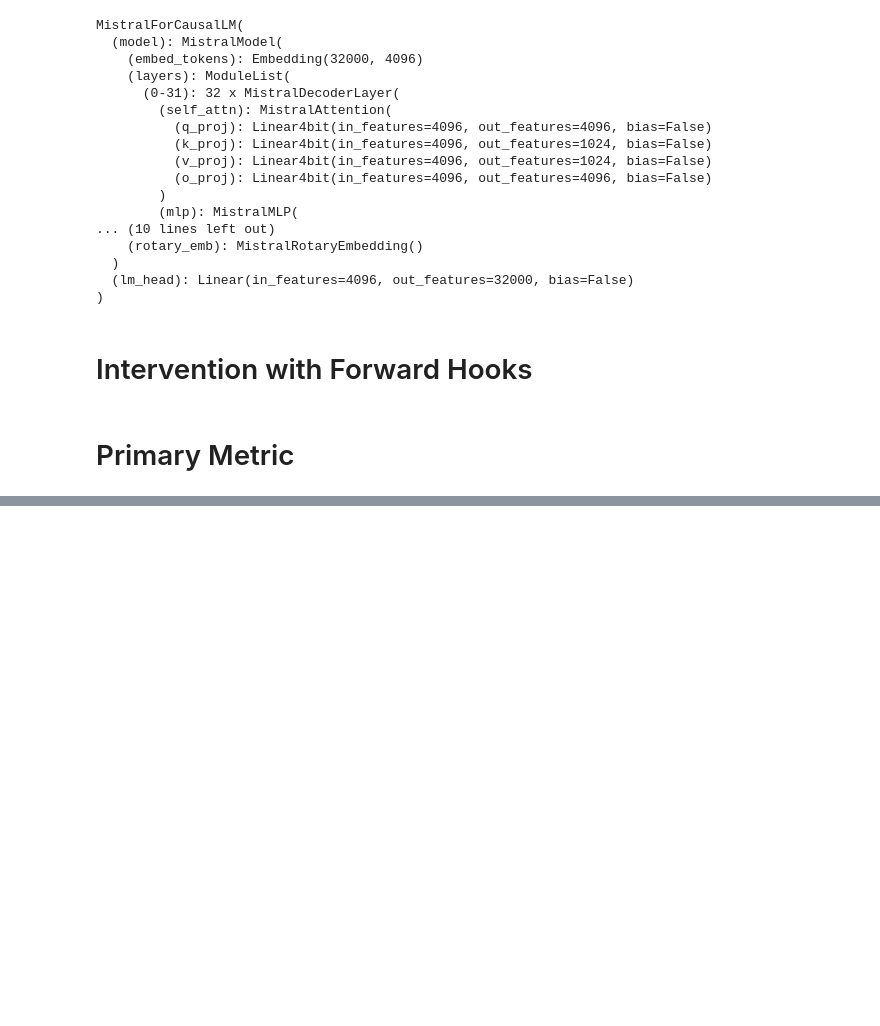
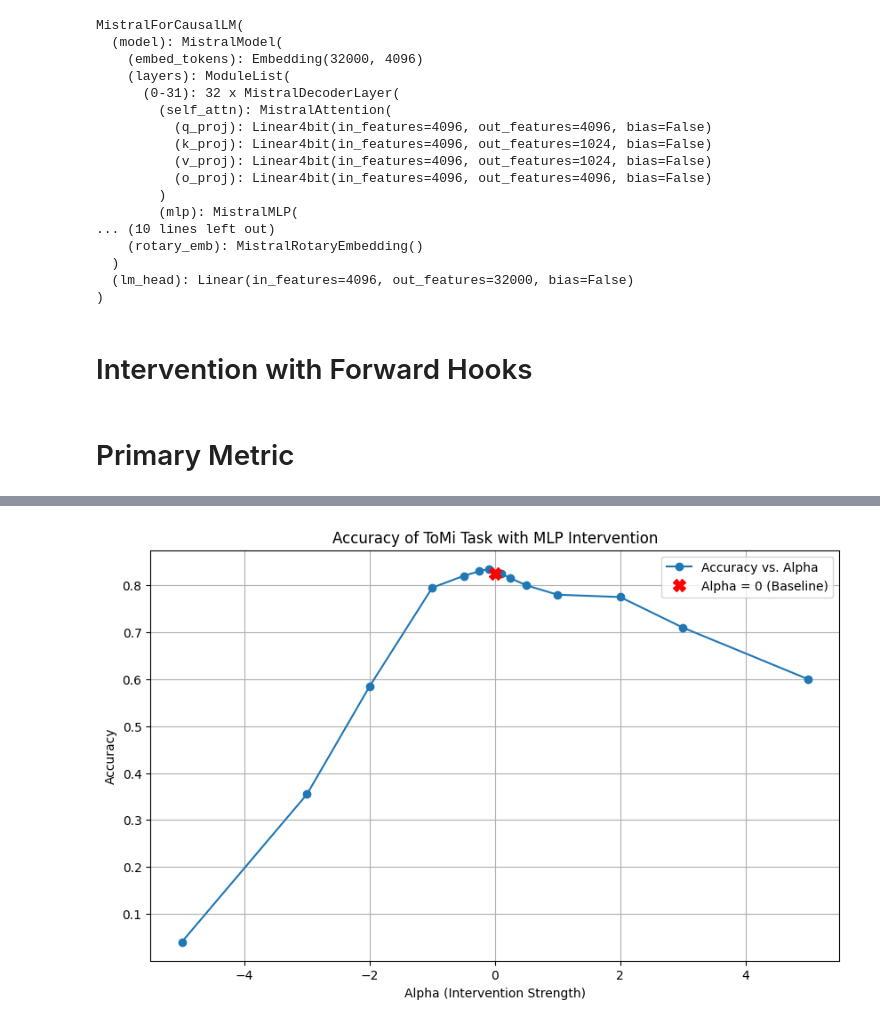
Before and after one commit to froge159/belief-project-sef, a Jupyter notebook: experiments/phase2.ipynb, the cells around one changed output, grey strips where cells are left out. Saved outputs shown, nothing was run; the diff lists cells and outputs as text; code cells hidden in the pictures; blank space fills up the shorter version.

```diff
--- a/experiments/phase2.ipynb
+++ b/experiments/phase2.ipynb
@@ -157,11 +155,7 @@ _LOCATION_RE = re.compile(
 
 def extract_location(text):
   text = text.strip()
-  last_line = text.splitlines()[-1].strip()
-  m = _LOCATION_RE.search(last_line)
-  if m:
-    return m.group(1).lower()
-  toks = re.findall(r"[A-Za-z_]+", last_line)
+  toks = re.findall(r"[A-Za-z_]+", text)
   return toks[0].lower() if toks else ""
 # %%
 def generate_location_answer(
@@ -296,0 +287,12 @@ Gen: The shirt is in the drawer
+# %%
+alphas3 = (-0.5, -0.25, -0.1, 0, +0.1, +0.25, +0.5)
+
+acc3, raw3 = evaluate_intervention_accuracy(
+    model=model, tokenizer=tokenizer,
+    examples=tomi,
+    tomi_weights=tomi_weights, layer_idx=17, alphas = alphas3,
+    max_new_tokens=8, model_max_length=512,
+    force_short_answer=True,
+)
+
+print_accuracy_table(acc3)
@@ -296,0 +309,30 @@ Gen: The shirt is in the drawer
+# %%
+import matplotlib.pyplot as plt
+
+# Combine all accuracy results into a single dictionary
+all_accuracies = {}
+all_accuracies.update(acc)
+all_accuracies.update(acc2)
+all_accuracies.update(acc3)
+
+# Sort the alphas and their corresponding accuracies
+sorted_alphas = sorted(all_accuracies.keys())
+sorted_accuracies = [all_accuracies[alpha] for alpha in sorted_alphas]
+
+# Create the line plot
+plt.figure(figsize=(10, 6))
+plt.plot(sorted_alphas, sorted_accuracies, marker='o', linestyle='-', label='Accuracy vs. Alpha')
+
+# Add a marker at alpha = 0
+if 0 in all_accuracies:
+    plt.plot(0, all_accuracies[0], 'X', markersize=10, color='red', label='Alpha = 0 (Baseline)')
+
+# Add labels and title
+plt.xlabel('Alpha (Intervention Strength)')
+plt.ylabel('Accuracy')
+plt.title('Accuracy of ToMi Task with MLP Intervention')
+plt.grid(True)
+plt.legend()
+plt.show()
+# %% [output]
+[figure, added]
```
Also changed, not shown: parts of 6 cells of this notebook.
